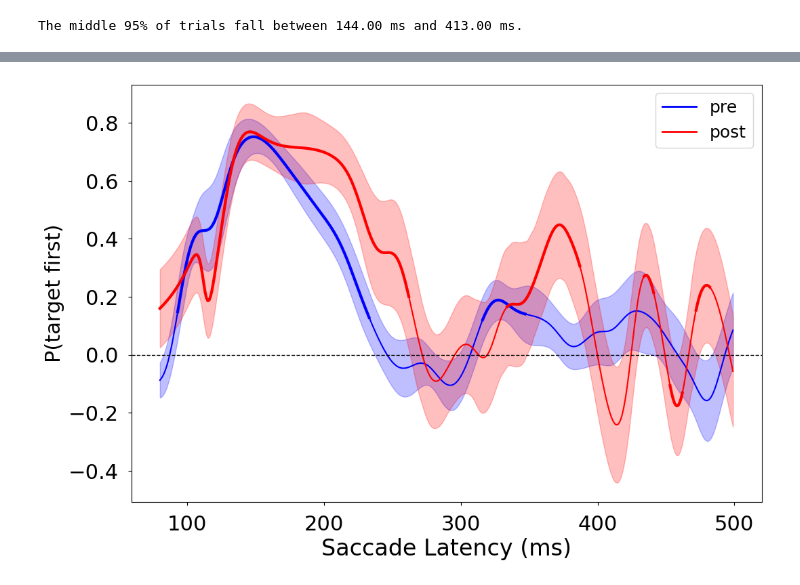
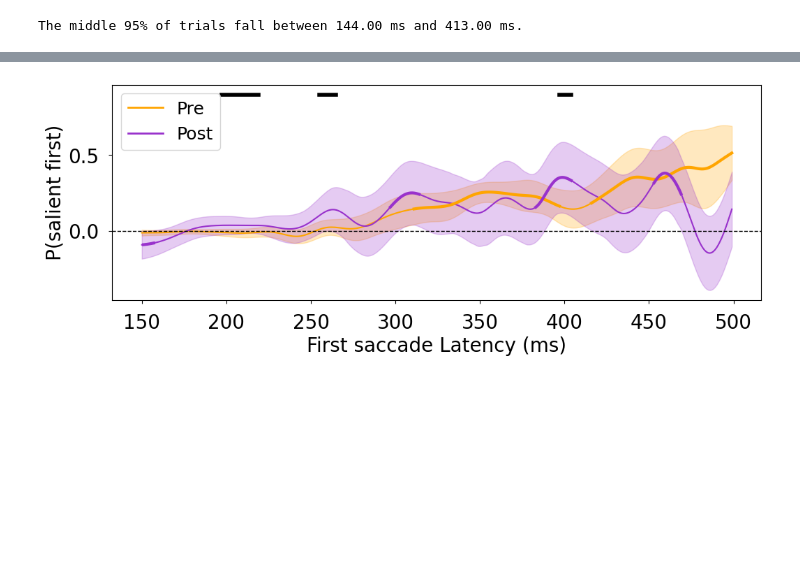
Before and after one commit to cami-uche-enwe/eye-search-analysis, a Jupyter notebook: SMART/runSMART.ipynb, the cells around one changed output, grey strips where cells are left out. Saved outputs shown, nothing was run; the diff lists cells and outputs as text; code cells hidden in the pictures; blank space fills up the shorter version.

```diff
--- a/SMART/runSMART.ipynb
+++ b/SMART/runSMART.ipynb
@@ -200,14 +220,14 @@ pairedSamp2.runStats(sigLevel)
 # Original plot for pairedSamp2
 pairedSamp2.runPlot()
 cf = plt.gcf()
-cf.set_size_inches(12, 8)  # Increase figure size for clarity
-pairedSamp2.ax1.legend(['Tgt nonsalient','Tgt salient'], prop={"size": 14}, loc=1, framealpha=1, fancybox=True)
-pairedSamp2.ax1.set_xlabel('First saccade Latency (ms)', fontsize=24)
-pairedSamp2.ax1.set_ylabel('P(target first)', size=22)
+cf.set_size_inches(12, 11)  # Increase figure size for clarity
+pairedSamp2.ax1.legend(['Tgt nonsalient','Tgt salient'], prop={"size": 18}, loc=1, framealpha=1, fancybox=True)
+pairedSamp2.ax1.set_xlabel('First saccade Latency (ms)', fontsize=22)
+pairedSamp2.ax1.set_ylabel('P(salient first)', size=22)
 
 # Adjust tick font sizes for x and y axes
-pairedSamp2.ax1.tick_params(axis='x', labelsize=16)  # Adjust x-axis tick font size
-pairedSamp2.ax1.tick_params(axis='y', labelsize=16)  # Adjust y-axis tick font size
+pairedSamp2.ax1.tick_params(axis='x', labelsize=20)  # Adjust x-axis tick font size
+pairedSamp2.ax1.tick_params(axis='y', labelsize=20)  # Adjust y-axis tick font size
 # pairedSamp2.ax1.set_ylim([-0.31, 1.51])
 pairedSamp2.ax1.set_yticks([0, 0.5, 1.0]) # Set y-axis ticks to 0, 0.5, 1.0
 
@@ -366,7 +381,8 @@ d-cluster: 407.24
 # ==============================================================================
 
 # Compute the averaged difference
-average_difference = (difference1 + difference2) / 2
+# average_difference = (difference1 + difference2) / 2
+average_difference = difference2 - difference1
 conf95_avg_diff = np.sqrt((conf95_diff1**2 + conf95_diff2**2) / 2)
 
 # Identify significant time windows
@@ -382,7 +398,7 @@ else:
     print("No significant clusters found")
 
 # Clip the data to the desired x-axis range (120 to 300 ms)
-valid_indices_avg = (pairedSamp1.timeVect >= 120) & (pairedSamp1.timeVect <= 325) # TODO maybe i don't need this clipping? the weird segmentation in the plot is from here i think
+valid_indices_avg = (pairedSamp1.timeVect >= 80) & (pairedSamp1.timeVect <= 500) # TODO maybe i don't need this clipping?
 timeVect_avg_clipped = pairedSamp1.timeVect[valid_indices_avg]
 average_difference_clipped = average_difference[valid_indices_avg]
 conf95_avg_diff_clipped = conf95_avg_diff[valid_indices_avg]
@@ -422,7 +438,7 @@ ax3.axhline(y=0, color='k', linestyle='--', linewidth=1)
 # Add labels
 ax3.set_xlabel('Saccade Latency (ms)', fontsize=24)
 ax3.set_ylabel('P(target first)', fontsize=22)
-ax3.set_ylim([-0.2, 1])
+# ax3.set_ylim([-0.2, 1])
 
 # Explicitly set the x-axis limit to give some space (110 to 310ms)
 # ax3.set_xlim([125, 325])  # Extra space before 120ms and after 300ms
@@ -569,12 +598,12 @@ print_significant_clusters(
 # %%
 # Create a new figure for the combined plot
-fig, ax = plt.subplots(figsize=(12, 8))
+fig, ax = plt.subplots(figsize=(12, 4))
 
 # Plot the first difference (Blue line for TC conditions)
 ax.plot(
     pairedSamp1.timeVect,
     difference1,
-    color='blue',
+    color='orange',
     linewidth=1.5,
     label='Central selection bias in TC conditions'
 )
@@ -584,7 +613,7 @@ ax.fill_between(
     pairedSamp1.timeVect,
     difference1 - conf95_diff1,
     difference1 + conf95_diff1,
-    color='blue',
+    color='orange',
     alpha=0.25
 )
 
@@ -592,7 +621,7 @@ ax.fill_between(
 ax.plot(
     pairedSamp2.timeVect,
     difference2,
-    color='red',
+    color='darkorchid',
     linewidth=1.5,
     label='Central selection bias in TF conditions'
 )
@@ -602,17 +631,17 @@ ax.fill_between(
     pairedSamp2.timeVect,
     difference2 - conf95_diff2,
     difference2 + conf95_diff2,
-    color='red',
+    color='darkorchid',
     alpha=0.25
 )
 
 # Highlight significant clusters for `difference1` (Blue bold lines)
 for ind, cluster in enumerate(pairedSamp1.sigCL):
-    ax.plot(pairedSamp1.timeVect[cluster], difference1[cluster], color='blue', linewidth=3)
+    ax.plot(pairedSamp1.timeVect[cluster], difference1[cluster], color='orange', linewidth=3)
 
 # Highlight significant clusters for `difference2` (Red bold lines)
 for ind, cluster in enumerate(pairedSamp2.sigCL):
-    ax.plot(pairedSamp2.timeVect[cluster], difference2[cluster], color='red', linewidth=3)
+    ax.plot(pairedSamp2.timeVect[cluster], difference2[cluster], color='darkorchid', linewidth=3)
 
 # Add a horizontal dashed line at y=0
 ax.axhline(0, color='black', linestyle='--', linewidth=1)
@@ -620,18 +649,61 @@ ax.axhline(0, color='black', linestyle='--', linewidth=1)
 # Adjust plot settings
 # ax.set_xlim([125, 325])  # Extra space before 120ms and after 300ms
 # ax.set_ylim([-0.2, 1.0])  # Adjust based on your data
-ax.set_xlabel('Saccade Latency (ms)', fontsize=24)
-ax.set_ylabel('P(target first)', fontsize=22)
-ax.tick_params(axis='x', labelsize=22, pad=10)
-ax.tick_params(axis='y', labelsize=22, pad=10)
+ax.set_xlabel('First saccade Latency (ms)', fontsize=20)
+ax.set_ylabel('P(salient first)', fontsize=20)
+ax.tick_params(axis='x', labelsize=20, pad=10)
+ax.tick_params(axis='y', labelsize=20, pad=10)
 
 # Add a legend
 custom_lines = [
-    plt.Line2D([0], [0], color='blue', linewidth=2, label='pre'),
-    plt.Line2D([0], [0], color='red', linewidth=2, label='post'),
+    plt.Line2D([0], [0], color='orange', linewidth=2, label='Pre'),
+    plt.Line2D([0], [0], color='darkorchid', linewidth=2, label='Post'),
 ]
 ax.legend(handles=custom_lines, loc='best', fontsize=18)
 
+
+
+# try adding lines for significant difference between lines
+average_difference = difference2 - difference1
+conf95_avg_diff = np.sqrt((conf95_diff1**2 + conf95_diff2**2) / 2)
+
+# Identify significant time windows
+significant_indices = np.where((average_difference - conf95_avg_diff) > 0)[0]
+significant_clusters = []
+if significant_indices.size > 0:
+    significant_clusters = np.split(significant_indices, np.where(np.diff(significant_indices) != 1)[0] + 1)
+    for cluster in significant_clusters:
+        start_time = pairedSamp1.timeVect[cluster[0]]
+        end_time = pairedSamp1.timeVect[cluster[-1]]
+        print(f"Significant cluster from {start_time:.1f} to {end_time:.1f} ms")
+else:
+    print("No significant clusters found")
+
+# Highlight significant clusters with red or blue bold lines
+for cluster in significant_clusters:
+    # Determine the color based on the mean difference in the cluster
+    cluster_color = 'black'
+    start_time = pairedSamp1.timeVect[cluster[0]]
+    end_time = pairedSamp1.timeVect[cluster[-1]]
+    middle_time = round(start_time + (end_time - start_time)/2)
+    cluster_indices = (pairedSamp1.timeVect >= start_time) & (pairedSamp1.timeVect <= end_time)
+    # cluster_middle = abs(pairedSamp1.timeVect - middle_time) < 0.4
+    cluster_middle = pairedSamp1.timeVect == middle_time
+    ax.plot(
+        pairedSamp1.timeVect[cluster_indices],
+        # average_difference[cluster_indices],
+        [0.9] * len(average_difference[cluster_indices]),
+        color=cluster_color,
+        linewidth=4,
+    )
+    # ax.plot(
+    #     pairedSamp1.timeVect[cluster_middle],
+    #     # average_difference[cluster_indices],
+    #     [0.95] * len(average_difference[cluster_middle]), 'k*', ms = 10,
+    #     # color=cluster_color,
+    #     linewidth=4
+    # )
+
 # Show the plot
 plt.show()
 # %% [output]
@@ -638 +713 @@ plt.show()
-[figure, old version]
+[figure, new version]
```
Also changed, not shown: parts of 17 cells of this notebook, 16 other files.
